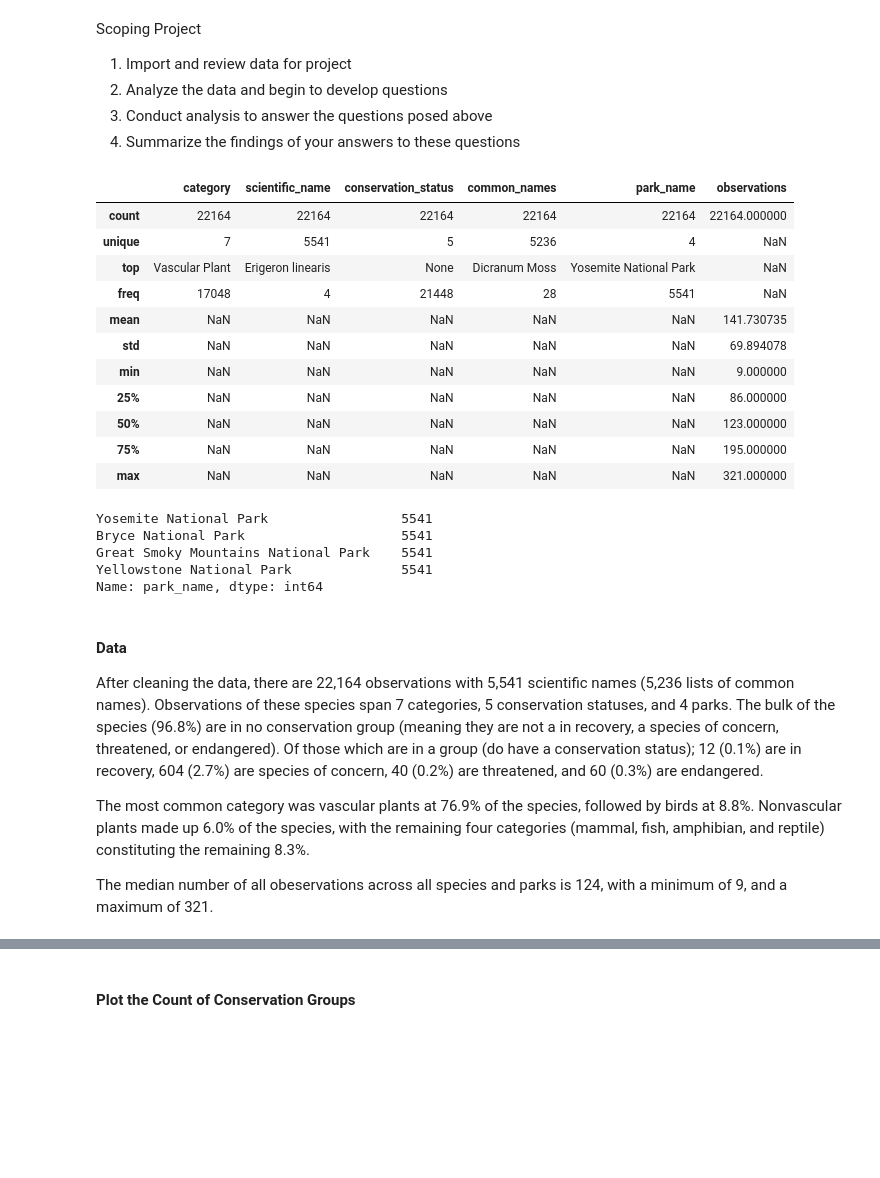
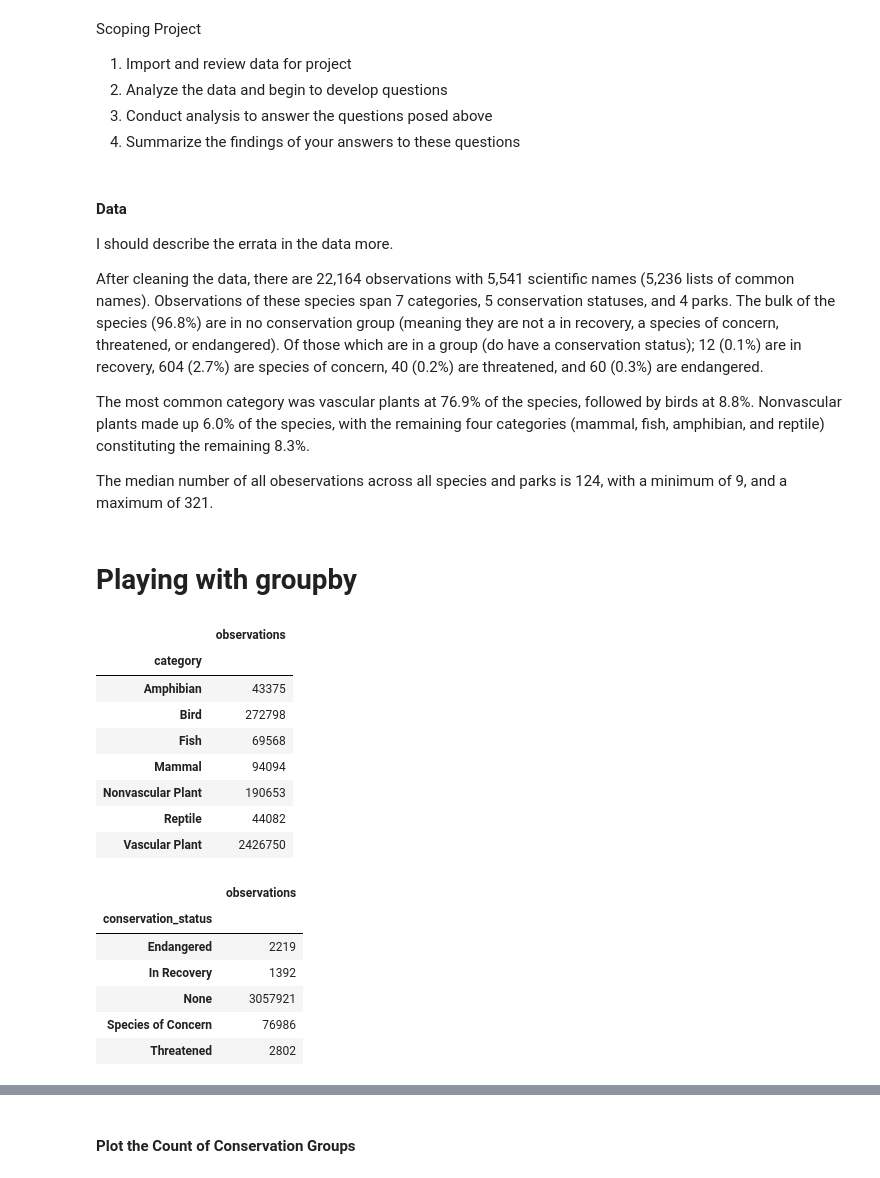
Before and after one commit to lightlySkewed/Biodiversity, a Jupyter notebook: biodiversity.ipynb, the cells around one changed output, grey strips where cells are left out. Cells and saved outputs as stored; diff of their text form; code cells hidden in the pictures; blank space fills up the shorter version.

```diff
--- a/biodiversity.ipynb
+++ b/biodiversity.ipynb
@@ -71,31 +75,38 @@ bio_df = pd.merge(spec_df, obs_df, on= 'scientific_name', how= 'left')
-# %%
-bio_df.describe(include = 'all')
-# %% [output]
-|  | category | scientific_name | conservation_status | common_names | park_name | observations |
-| count | 22164 | 22164 | 22164 | 22164 | 22164 | 22164.000000 |
-| unique | 7 | 5541 | 5 | 5236 | 4 | NaN |
-| top | Vascular Plant | Erigeron linearis | None | Dicranum Moss | Yosemite National Park | NaN |
-| freq | 17048 | 4 | 21448 | 28 | 5541 | NaN |
-| mean | NaN | NaN | NaN | NaN | NaN | 141.730735 |
-| std | NaN | NaN | NaN | NaN | NaN | 69.894078 |
-| min | NaN | NaN | NaN | NaN | NaN | 9.000000 |
-| 25% | NaN | NaN | NaN | NaN | NaN | 86.000000 |
-| 50% | NaN | NaN | NaN | NaN | NaN | 123.000000 |
-| 75% | NaN | NaN | NaN | NaN | NaN | 195.000000 |
-| max | NaN | NaN | NaN | NaN | NaN | 321.000000 |
-# %%
-print(bio_df['park_name'].value_counts())
-# %% [output]
-Yosemite National Park                 5541
-Bryce National Park                    5541
-Great Smoky Mountains National Park    5541
-Yellowstone National Park              5541
-Name: park_name, dtype: int64
 # %% [markdown]
 #### Data
+
+I should describe the errata in the data more.
 
 After cleaning the data, there are 22,164 observations with 5,541 scientific names (5,236 lists of common names). Observations of these species span 7 categories, 5 conservation statuses, and 4 parks. The bulk of the species (96.8%) are in no conservation group (meaning they are not a in recovery, a species of concern, threatened, or endangered). Of those which are in a group (do have a conservation status); 12 (0.1%) are in recovery, 604 (2.7%) are species of concern, 40 (0.2%) are threatened, and 60 (0.3%) are endangered.
 
 The most common category was vascular plants at 76.9% of the species, followed by birds at 8.8%. Nonvascular plants made up 6.0% of the species, with the remaining four categories (mammal, fish, amphibian, and reptile) constituting the remaining 8.3%.
 
 The median number of all obeservations across all species and parks is 124, with a minimum of 9, and a maximum of 321.
+# %% [markdown]
+# Playing with groupby
+# %%
+# sum observations by category
+category_obs = bio_df.groupby('category')[['observations']].sum()
+category_obs
+# %% [output]
+|  | observations |
+| category |  |
+| Amphibian | 43375 |
+| Bird | 272798 |
+| Fish | 69568 |
+| Mammal | 94094 |
+| Nonvascular Plant | 190653 |
+| Reptile | 44082 |
+| Vascular Plant | 2426750 |
+# %%
+# sum observations by status
+status_obs = bio_df.groupby('conservation_status')[['observations']].sum()
+status_obs
+# %% [output]
+|  | observations |
+| conservation_status |  |
+| Endangered | 2219 |
+| In Recovery | 1392 |
+| None | 3057921 |
+| Species of Concern | 76986 |
+| Threatened | 2802 |
```
Also changed, not shown: parts of 8 cells of this notebook, 4 other files.
